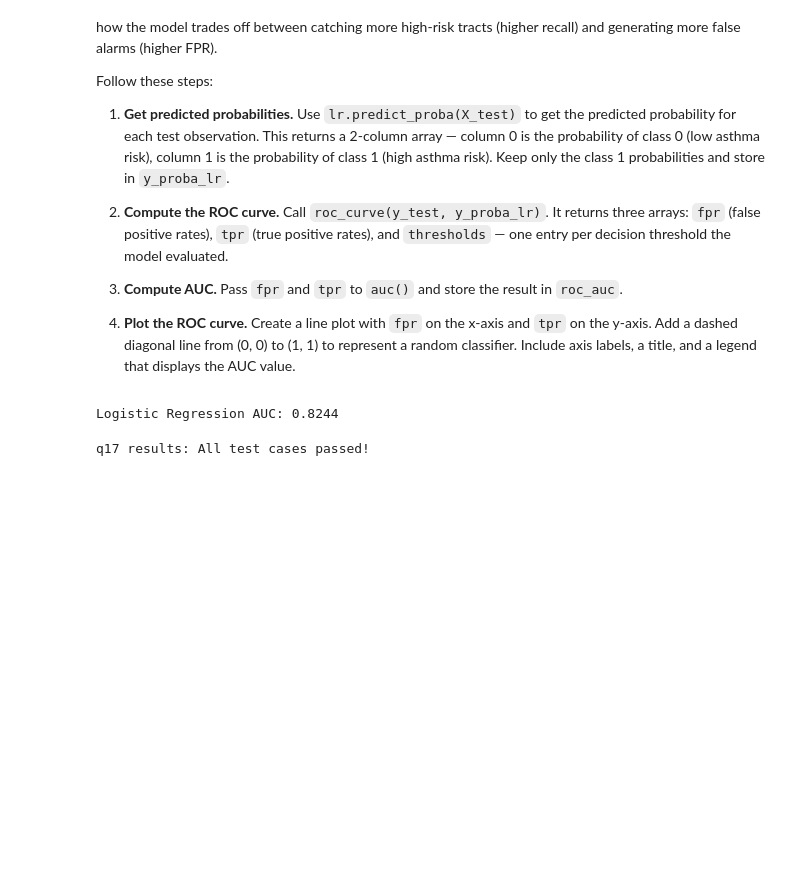
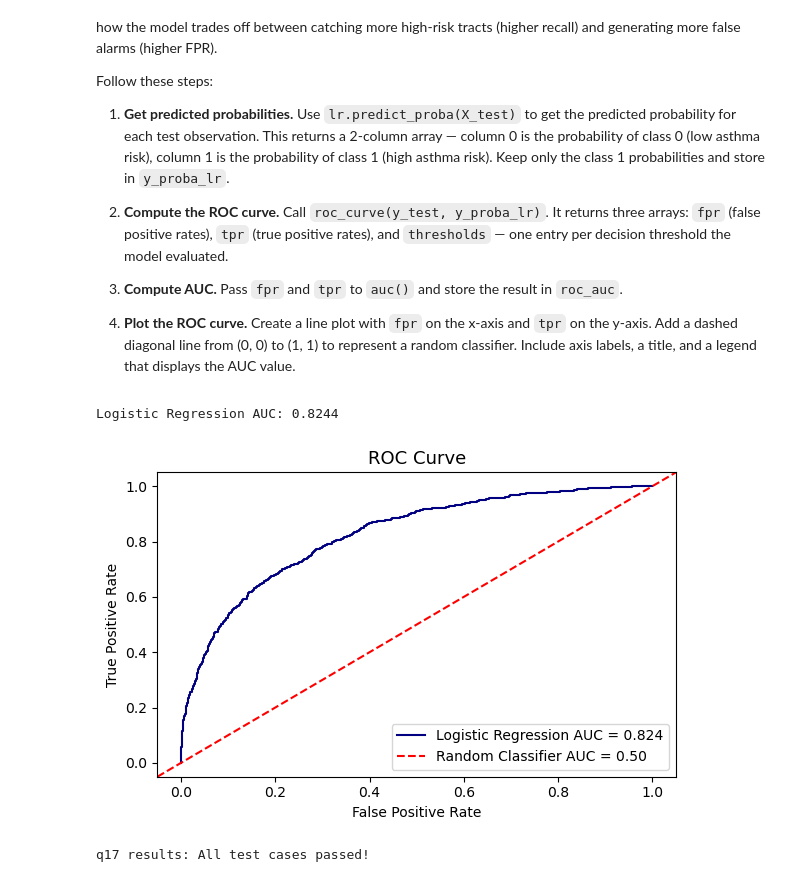
Before and after one commit to kylienewcomer/eds232-assignment-2, a Jupyter notebook: hw2-task2.ipynb, the cells around one changed output. Cells and saved outputs as stored; diff of their text form; code cells hidden in the pictures; blank space fills up the shorter version.

Commit message:
Add ROC plot

```diff
--- a/hw2-task2.ipynb
+++ b/hw2-task2.ipynb
@@ -461,12 +461,23 @@ Follow these steps:
 # %%
 y_proba_lr = lr.predict_proba(X_test)[:, 1]
 fpr, tpr, thresholds = roc_curve(y_test, y_proba_lr)
 roc_auc = auc(fpr, tpr)
 
+print(f'Logistic Regression AUC: {roc_auc:.4f}')
 
-print(f'Logistic Regression AUC: {roc_auc:.4f}')
+
+fig, ax = plt.subplots(figsize=(6, 4))
+ax.plot(fpr, tpr,color="navy", label = f'Logistic Regression AUC = {roc_auc:.3f}')
+ax.axline(xy1= (0,0), xy2= (1,1), ls = '--', color = "red", label = 'Random Classifier AUC = 0.50')
+ax.set_title('ROC Curve', fontsize=13)
+ax.set_ylabel('True Positive Rate')
+ax.set_xlabel('False Positive Rate')
+ax.legend()
+plt.tight_layout()
+plt.show()
 # %% [output]
 Logistic Regression AUC: 0.8244
+[figure, added]
 # %%
 grader.check("q17")
 # %% [output]
```
